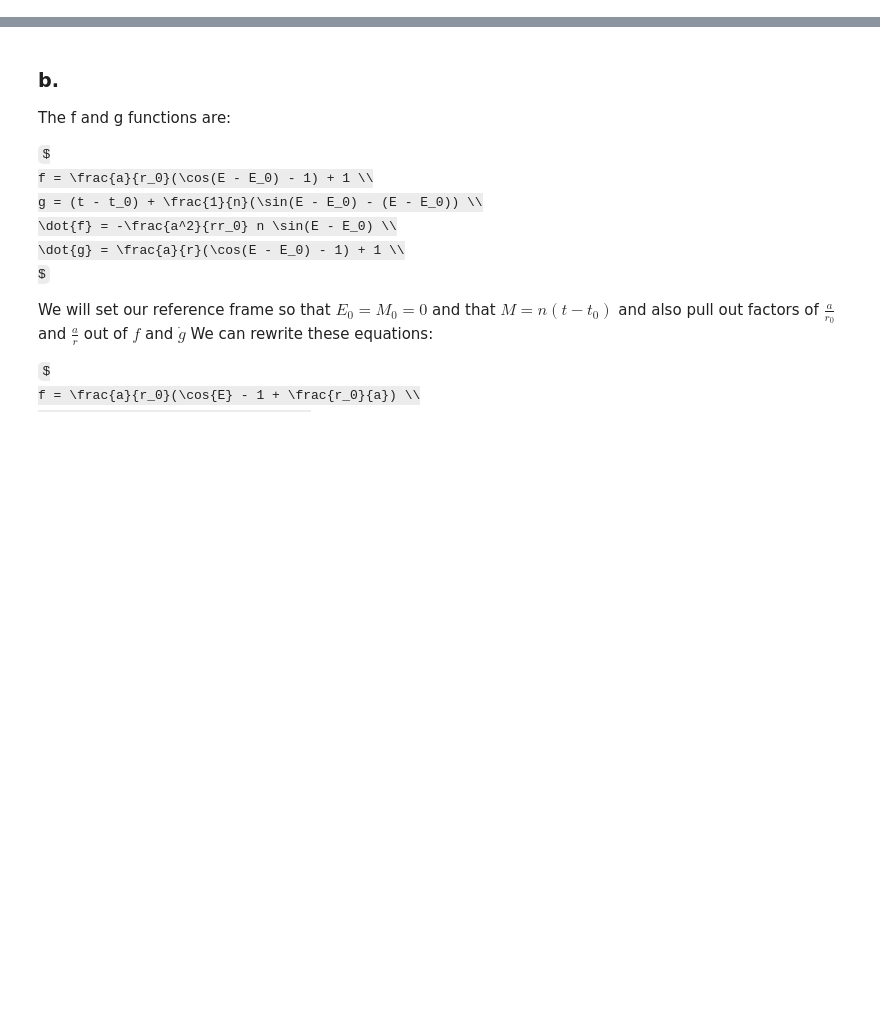
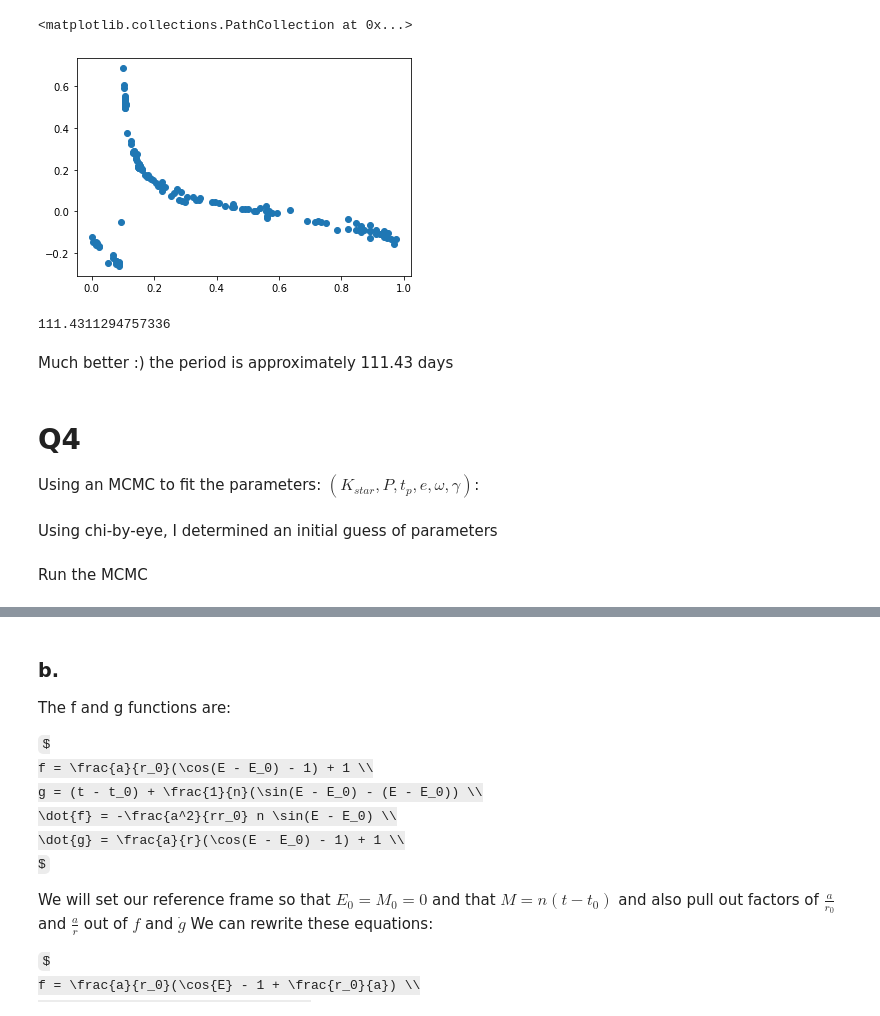
Before and after one commit to ykwang1/astr558-exoplanets, a Jupyter notebook: pset1/HW1.ipynb, the cells around one changed output, grey strips where cells are left out. Drawn from its saved outputs; the diff is of its cells as text; code cells hidden in the pictures; some formulas as TeX source; blank space fills up the shorter version.

```diff
--- a/pset1/HW1.ipynb
+++ b/pset1/HW1.ipynb
@@ -104,0 +97,16 @@ plt.show()
+# %%
+P = 2/(f)
+# %%
+plt.scatter((df['t']%P)/P, df['rv'])
+# %% [output]
+<matplotlib.collections.PathCollection at 0x...>
+[figure, added]
+# %%
+P
+# %% [output]
+111.4311294757336
+# %% [markdown]
+Much better :) the period is approximately 111.43 days
+# %% [markdown]
+# Q4
+Using an MCMC to fit the parameters: $(K_{star}, P, t_p, e, \omega, \gamma)$:
@@ -104,0 +136,2 @@ plt.show()
+# %% [markdown]
+Using chi-by-eye, I determined an initial guess of parameters
@@ -104,0 +141,2 @@ plt.show()
+# %% [markdown]
+Run the MCMC
```
Also changed, not shown: parts of 40 cells of this notebook, 2 other files.
